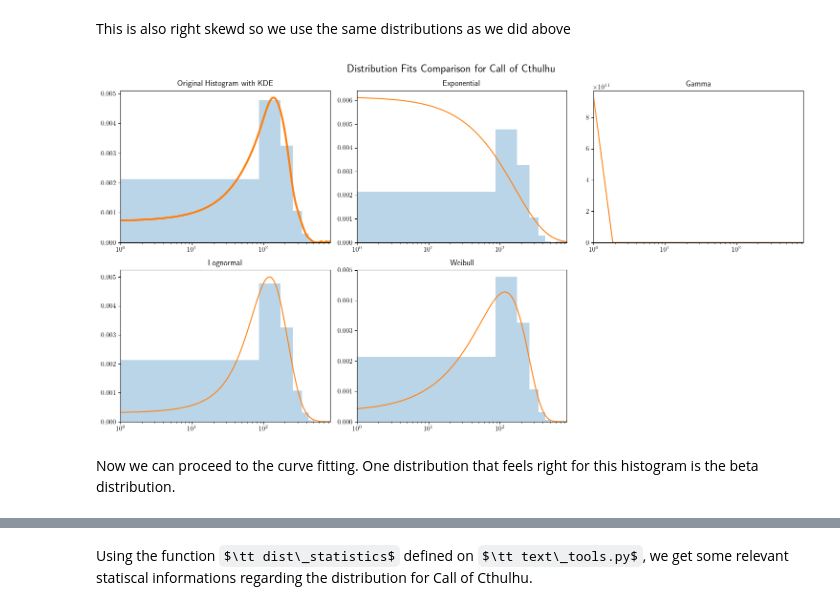
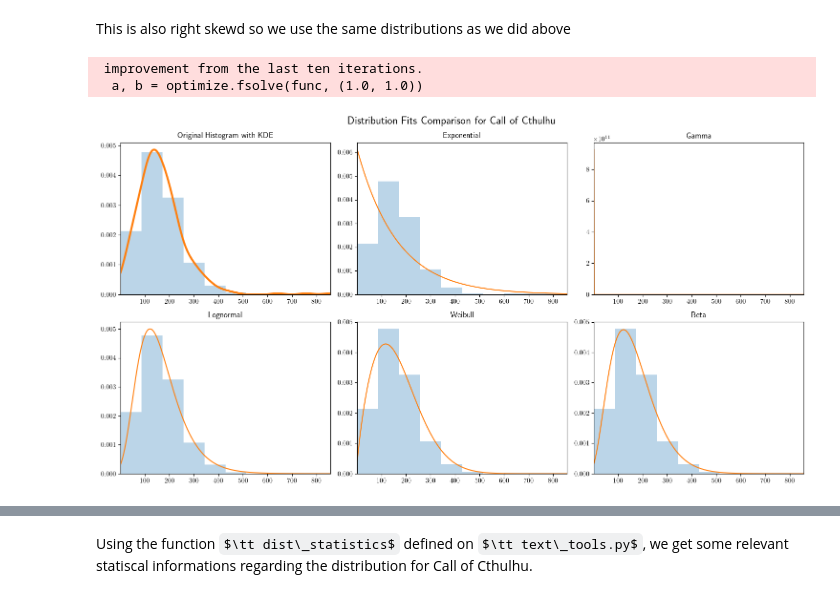
Before and after one commit to LFD103108/lovecraft, a Jupyter notebook: notebooks/05_text_analysis.ipynb, the cells around one changed output, grey strips where cells are left out. Saved outputs shown, nothing was run; the diff lists cells and outputs as text; code cells hidden in the pictures; some formulas as TeX source.

```diff
--- a/notebooks/05_text_analysis.ipynb
+++ b/notebooks/05_text_analysis.ipynb
@@ -418,7 +425,8 @@ distributions = {
     'Exponential': stats.expon.fit(cthulhu_lens),
     'Gamma': stats.gamma.fit(cthulhu_lens),
     'Lognormal': stats.lognorm.fit(cthulhu_lens),
-    'Weibull': stats.weibull_min.fit(cthulhu_lens)
+    'Weibull': stats.weibull_min.fit(cthulhu_lens),
+    'Beta': stats.beta.fit(cthulhu_lens)
 }
 
 # eixo comum
@@ -430,36 +438,38 @@ fig, axes = plt.subplots(2, 3, figsize=(15, 8))
 axes = axes.flatten()
 
 axes[0].hist(cthulhu_lens, bins=10, density=True, alpha=0.3)
 axes[0].plot(x, kde(x), label='KDE', linewidth=3)
 axes[0].set_title('Original Histogram with KDE')
 
 for i, (name, params) in enumerate(distributions.items(), start =1):
     ax = axes[i]
 
     axes[i].hist(cthulhu_lens, bins=10, density=True, alpha=0.3)
 
     if name == 'Weibull':
         dist = stats.weibull_min
     elif name == 'Lognormal':
         dist = stats.lognorm
     elif name == 'Gamma':
         dist = stats.gamma
+    elif name == 'Exponential':
+        dist = stats.expon
     else:
-        dist = stats.expon
+        dist = stats.beta
 
     ax.plot(x, dist.pdf(x, *params), label=name)
     ax.set_title(name)
 
 # ajuste geral
 for ax in axes:
     ax.set_xlim(min(cthulhu_lens), max(cthulhu_lens))
-    ax.set_xscale('log')
-axes[5].set_visible(False)
+    #ax.set_xscale('log')
+#axes[5].set_visible(False)
 
 plt.suptitle('Distribution Fits Comparison for Call of Cthulhu', fontsize=16)
 plt.tight_layout()
 plt.show()
 # %% [output]
+ improvement from the last ten iterations.
+  a, b = optimize.fsolve(func, (1.0, 1.0))
-[figure, old version]
+[figure, new version]
-# %% [markdown]
-Now we can proceed to the curve fitting. One distribution that feels right for this histogram is the beta distribution.
```
Also changed, not shown: parts of 29 cells of this notebook, 1 other file.
